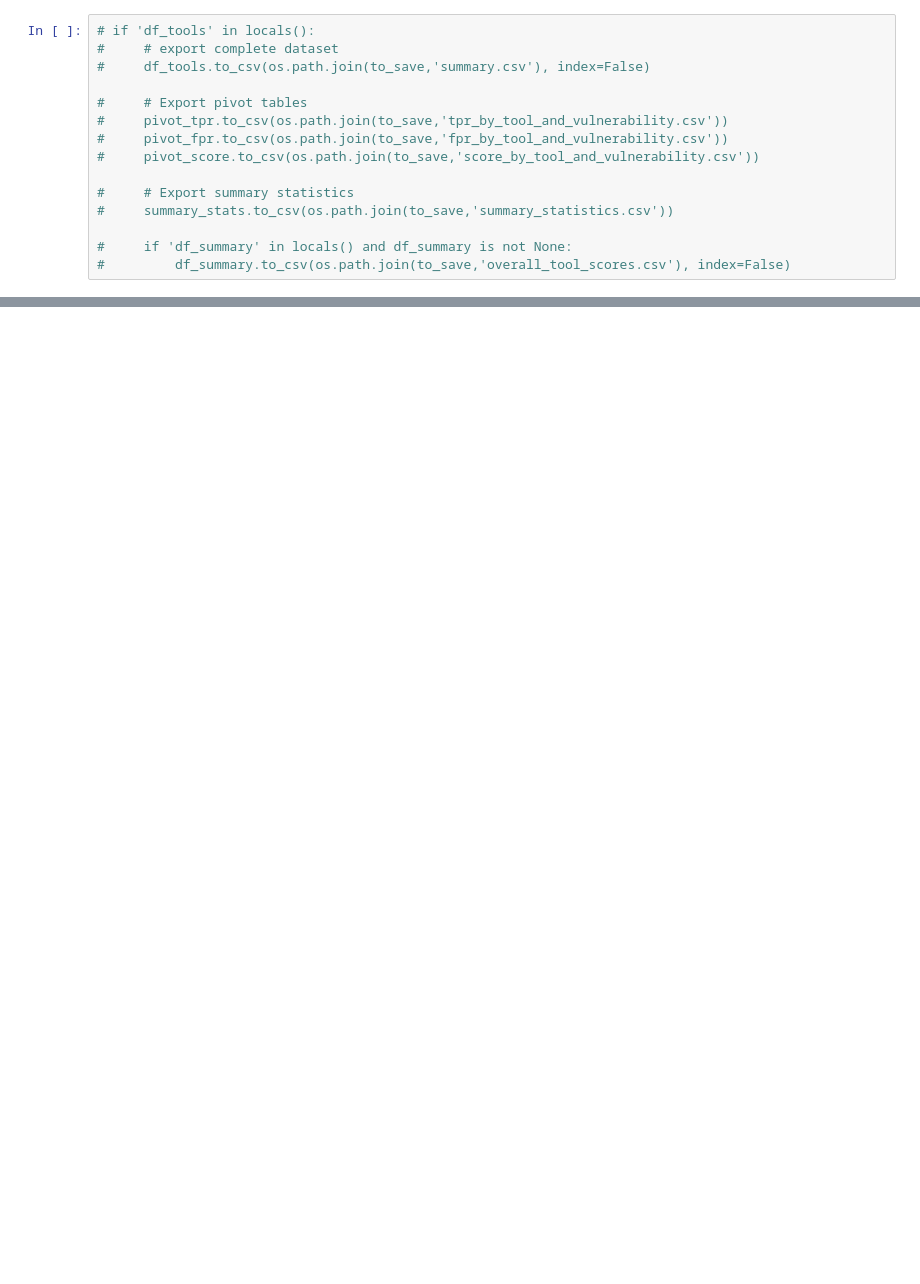
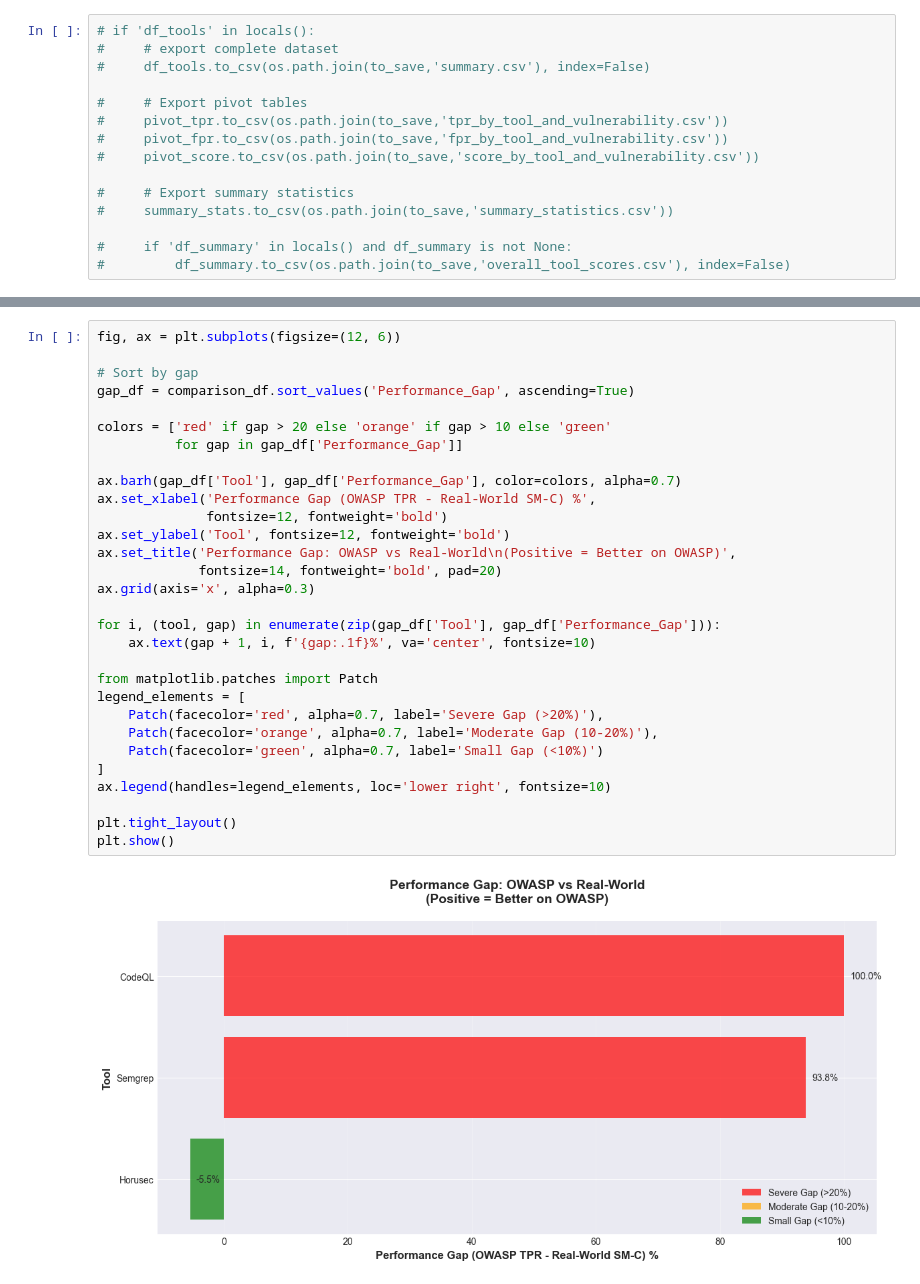
Before and after one commit to ibrahimssmalik/tool_analysis, a Jupyter notebook: sast_scorecard_analysis.ipynb, the cells around one changed output, grey strips where cells are left out. Saved outputs shown, nothing was run; the diff lists cells and outputs as text; blank space fills up the shorter version.

```diff
--- a/sast_scorecard_analysis.ipynb
+++ b/sast_scorecard_analysis.ipynb
@@ -642,0 +788,32 @@ plt.show()
+# %%
+fig, ax = plt.subplots(figsize=(12, 6))
+
+# Sort by gap
+gap_df = comparison_df.sort_values('Performance_Gap', ascending=True)
+
+colors = ['red' if gap > 20 else 'orange' if gap > 10 else 'green'
+          for gap in gap_df['Performance_Gap']]
+
+ax.barh(gap_df['Tool'], gap_df['Performance_Gap'], color=colors, alpha=0.7)
+ax.set_xlabel('Performance Gap (OWASP TPR - Real-World SM-C) %',
+              fontsize=12, fontweight='bold')
+ax.set_ylabel('Tool', fontsize=12, fontweight='bold')
+ax.set_title('Performance Gap: OWASP vs Real-World\n(Positive = Better on OWASP)',
+             fontsize=14, fontweight='bold', pad=20)
+ax.grid(axis='x', alpha=0.3)
+
+for i, (tool, gap) in enumerate(zip(gap_df['Tool'], gap_df['Performance_Gap'])):
+    ax.text(gap + 1, i, f'{gap:.1f}%', va='center', fontsize=10)
+
+from matplotlib.patches import Patch
+legend_elements = [
+    Patch(facecolor='red', alpha=0.7, label='Severe Gap (>20%)'),
+    Patch(facecolor='orange', alpha=0.7, label='Moderate Gap (10-20%)'),
+    Patch(facecolor='green', alpha=0.7, label='Small Gap (<10%)')
+]
+ax.legend(handles=legend_elements, loc='lower right', fontsize=10)
+
+plt.tight_layout()
+plt.show()
+# %% [output]
+[figure, added]
```
Also changed, not shown: parts of 25 cells of this notebook, 12 other files.
